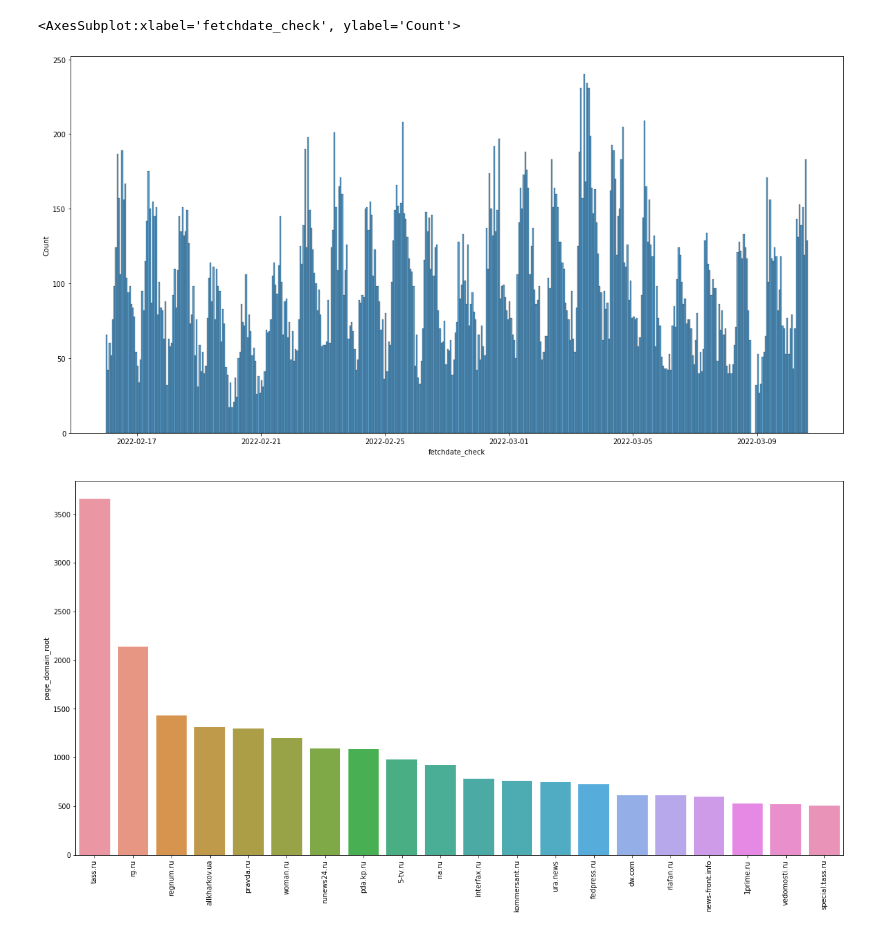
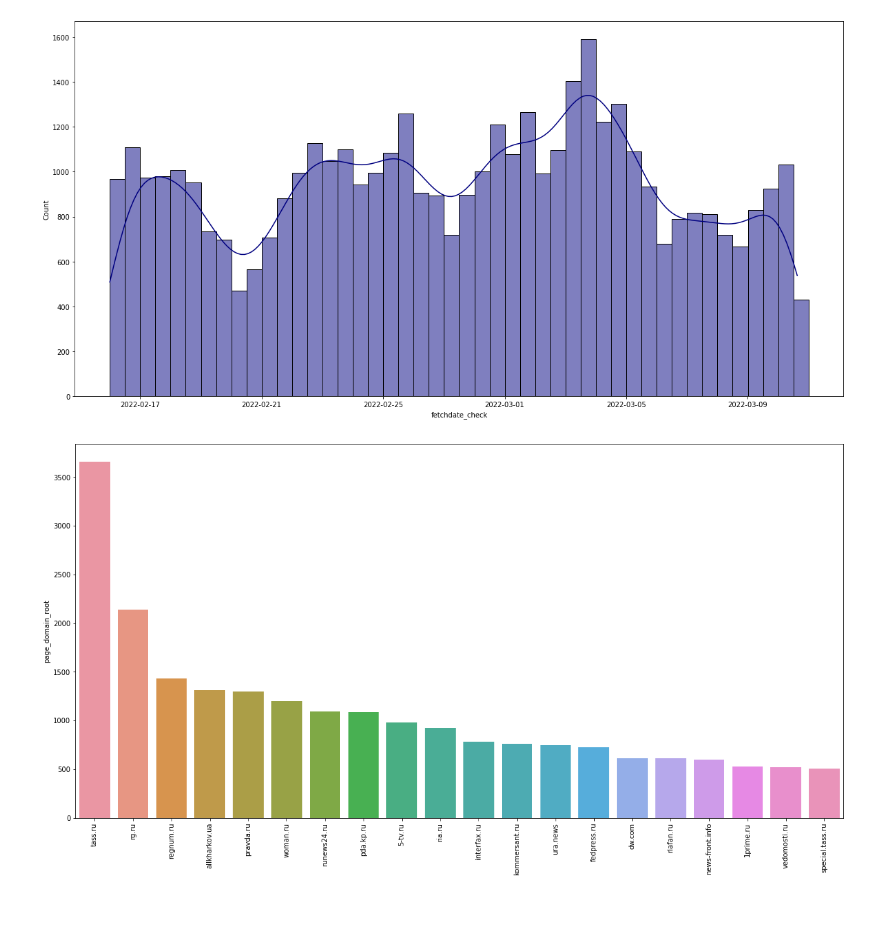
Before and after one commit to EditWarsTeam/EditwarsData, a Jupyter notebook: GDG/analysis.ipynb, the cells around one changed output. Drawn from its saved outputs; the diff is of its cells as text; code cells hidden in the pictures; blank space fills up the shorter version.

```diff
--- a/GDG/analysis.ipynb
+++ b/GDG/analysis.ipynb
@@ -9,7 +9,8 @@ with open('media_big.json', 'r') as file:
         df = pd.json_normalize(data,  "changes", ["fetchdate_orig",	"fetchdate_check", "page_title", "title_new", "page_domain_root", "page_url", "num_changes", "perc_changedchars"])
         data_for_analysis = pd.concat([data_for_analysis, df], sort = False, axis = 0)
 # %%
-data_for_analysis.reset_index().drop(columns = ['index']).head(30)
+data_for_analysis = data_for_analysis.reset_index().drop(columns = ['index'])
+data_for_analysis.head(30)
 # %% [output]
 |  | from | to | from_range | to_range | fetchdate_orig | fetchdate_check | page_title | title_new | ... |
 | 0 | Шаги вперед: | Карьерный успех ждет трех знаков ... | 0-1 | 0-5 | 2022-02-11 06:47:26 UTC | 2022-02-18 06:47:27 UTC | Шаги вперед: в конце зимы эти зна... | Карьерный успех ждет трех знаков ... | ... |
@@ -56,12 +57,12 @@ data_for_analysis
 # %%
 import matplotlib.pyplot as plt
 import seaborn as sns
 
 plt.figure(figsize=(20, 10))
-sns.histplot(data_for_analysis["fetchdate_check"], binwidth=0.05)
+sns.histplot(data=data_for_analysis, x="fetchdate_check", color = 'navy',binwidth = 0.5, kde = True)
+plt.show()
 # %% [output]
-<AxesSubplot:xlabel='fetchdate_check', ylabel='Count'>
-[figure, old version]
+[figure, new version]
 # %%
 list_of_media = pd.DataFrame(data_for_analysis.page_domain_root.value_counts())
 
```
Also changed, not shown: parts of 11 cells of this notebook.
